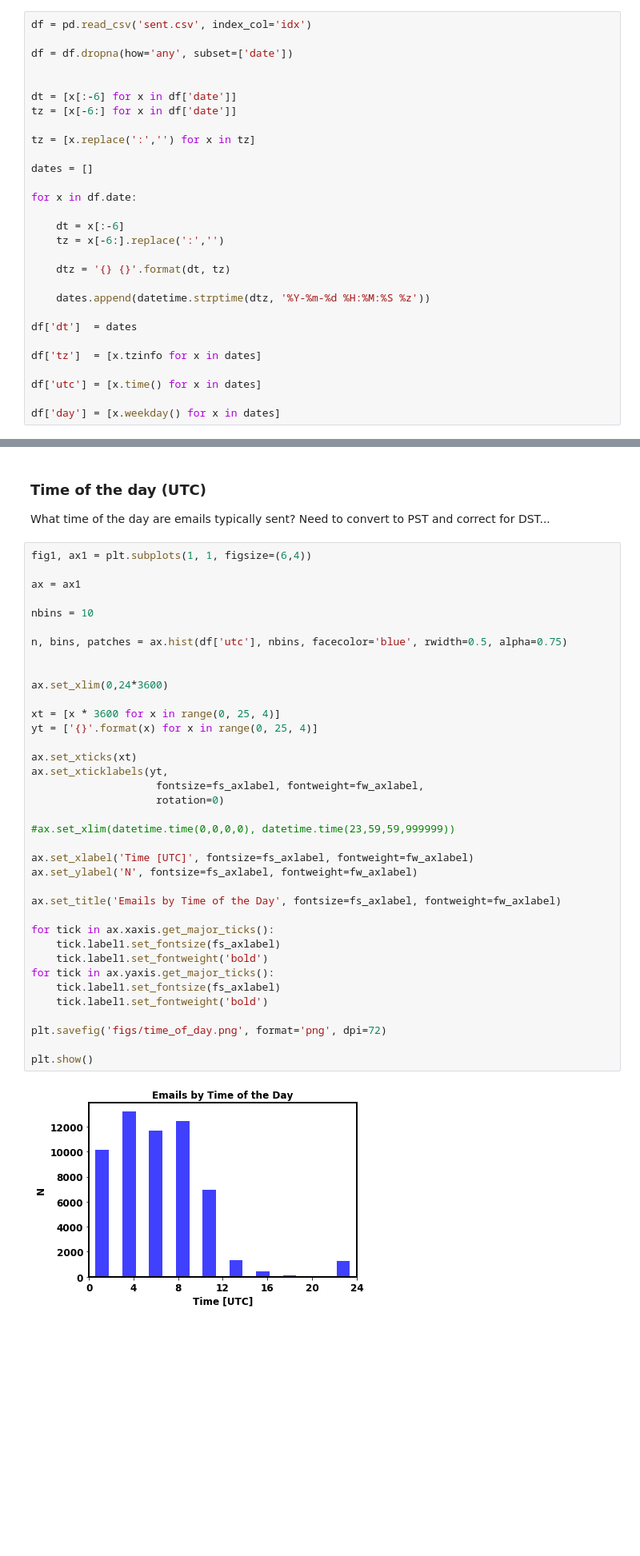
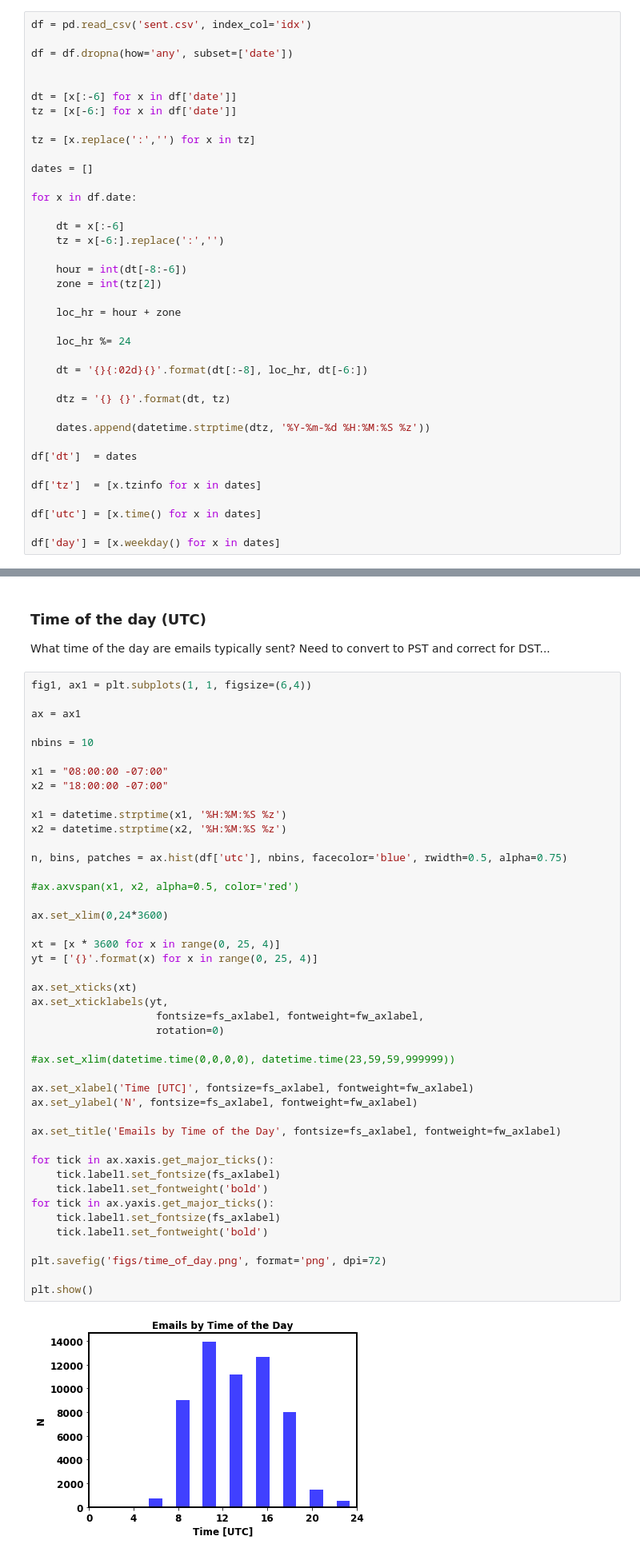
Before and after one commit to mtimpe/aim-2019, a Jupyter notebook: time_series_global.ipynb, the cells around one changed output, grey strips where cells are left out. Shown at 80% size. Saved outputs shown, nothing was run; the diff lists cells and outputs as text; blank space fills up the shorter version.

```diff
--- a/time_series.ipynb
+++ b/time_series_global.ipynb
@@ -29,6 +29,15 @@ for x in df.date:
     dt = x[:-6]
     tz = x[-6:].replace(':','')
 
+    hour = int(dt[-8:-6])
+    zone = int(tz[2])
+
+    loc_hr = hour + zone
+
+    loc_hr %= 24
+
+    dt = '{}{:02d}{}'.format(dt[:-8], loc_hr, dt[-6:])
+
     dtz = '{} {}'.format(dt, tz)
 
     dates.append(datetime.strptime(dtz, '%Y-%m-%d %H:%M:%S %z'))
@@ -86,35 +97,42 @@ ax = ax1
 
 nbins = 10
 
+x1 = "08:00:00 -07:00"
+x2 = "18:00:00 -07:00"
+
+x1 = datetime.strptime(x1, '%H:%M:%S %z')
+x2 = datetime.strptime(x2, '%H:%M:%S %z')
+
 n, bins, patches = ax.hist(df['utc'], nbins, facecolor='blue', rwidth=0.5, alpha=0.75)
 
+#ax.axvspan(x1, x2, alpha=0.5, color='red')
 
 ax.set_xlim(0,24*3600)
 
 xt = [x * 3600 for x in range(0, 25, 4)]
 yt = ['{}'.format(x) for x in range(0, 25, 4)]
 
 ax.set_xticks(xt)
 ax.set_xticklabels(yt,
                     fontsize=fs_axlabel, fontweight=fw_axlabel,
                     rotation=0)
 
 #ax.set_xlim(datetime.time(0,0,0,0), datetime.time(23,59,59,999999))
 
 ax.set_xlabel('Time [UTC]', fontsize=fs_axlabel, fontweight=fw_axlabel)
 ax.set_ylabel('N', fontsize=fs_axlabel, fontweight=fw_axlabel)
 
 ax.set_title('Emails by Time of the Day', fontsize=fs_axlabel, fontweight=fw_axlabel)
 
 for tick in ax.xaxis.get_major_ticks():
     tick.label1.set_fontsize(fs_axlabel)
     tick.label1.set_fontweight('bold')
 for tick in ax.yaxis.get_major_ticks():
     tick.label1.set_fontsize(fs_axlabel)
     tick.label1.set_fontweight('bold')
 
 plt.savefig('figs/time_of_day.png', format='png', dpi=72)
 
 plt.show()
 # %% [output]
-[figure, old version]
+[figure, new version]
```
Also changed, not shown: parts of 2 cells of this notebook, 2 other files.
